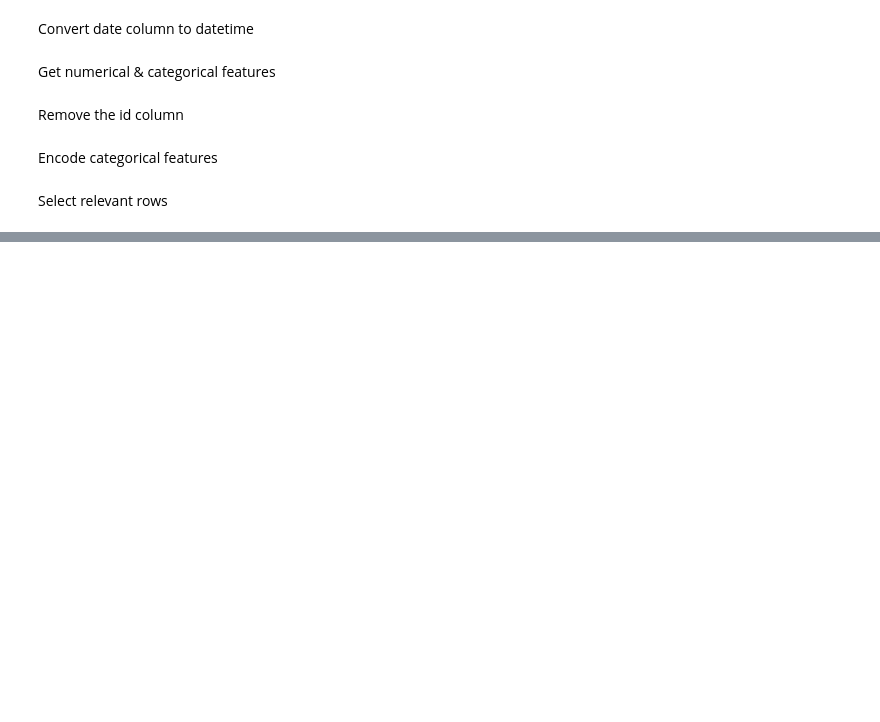
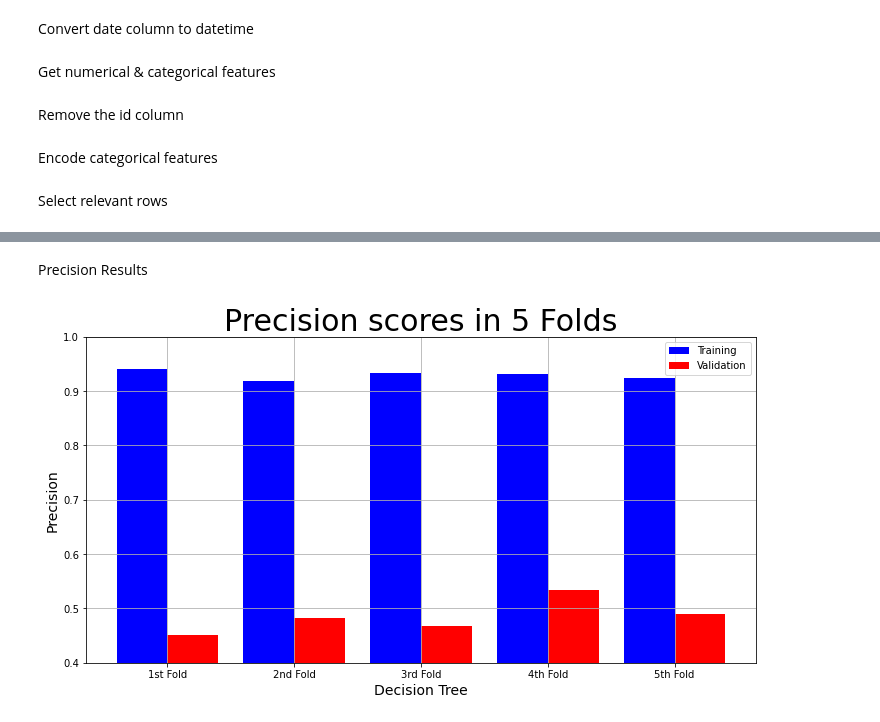
Before and after one commit to wakura-mbuya/abtest-mlops, a Jupyter notebook: notebooks/decission_tress.ipynb, the cells around one changed output, grey strips where cells are left out. Drawn from its saved outputs; the diff is of its cells as text; code cells hidden in the pictures; blank space fills up the shorter version.

```diff
--- a/notebooks/decission_tress.ipynb
+++ b/notebooks/decission_tress.ipynb
@@ -109,0 +131,7 @@ X['yes'] = X['yes'].replace(1, 2)
+# %% [markdown]
+Precision Results
+# %%
+# Plot Precision Result
+ml.plot_result(model_name, "Precision", "Precision scores in 5 Folds", decision_tree_result["Training Precision scores"], decision_tree_result["Validation Precision scores"])
+# %% [output]
+[figure, added]
```
Also changed, not shown: parts of 10 cells of this notebook.
